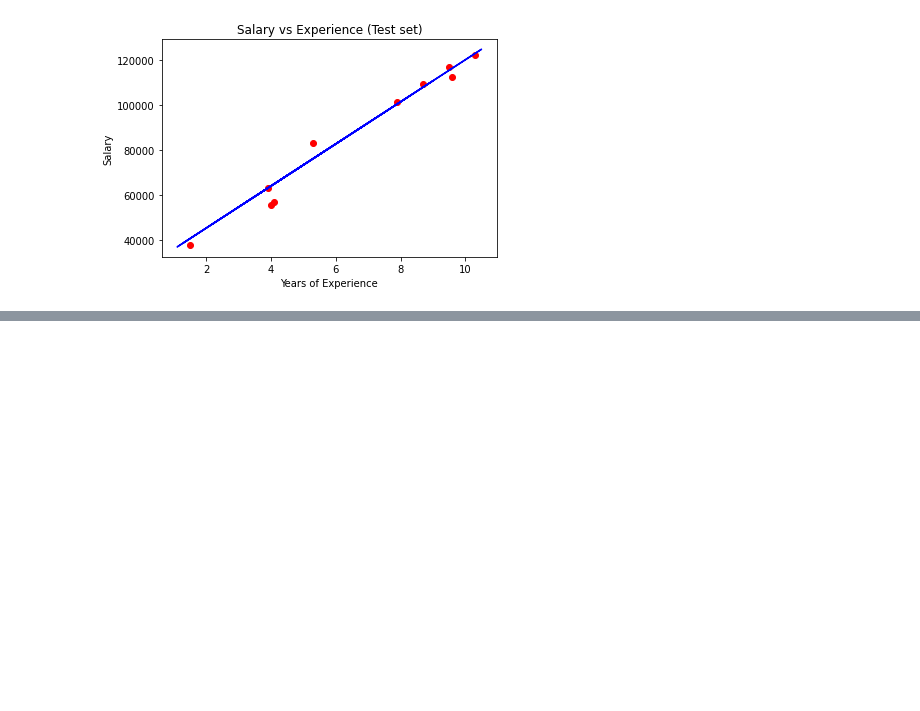
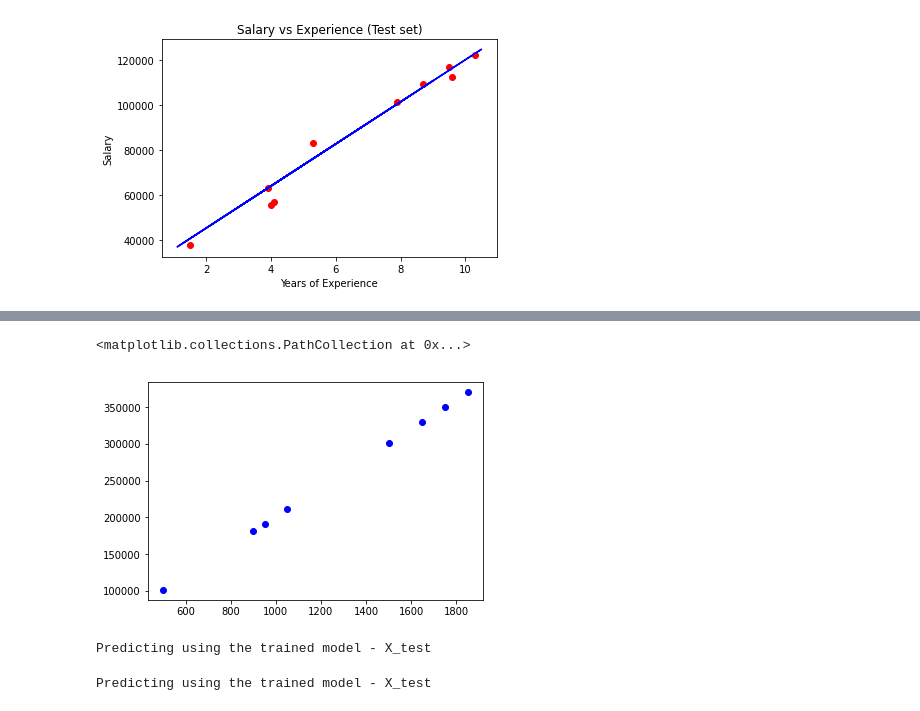
Before and after one commit to AlyaArchana/PROJECT-FILES, a Jupyter notebook: simple_linear_regression_ML.ipynb, the cells around one changed output, grey strips where cells are left out. Cells and saved outputs as stored; diff of their text form; code cells hidden in the pictures; blank space fills up the shorter version.

```diff
--- a/simple_linear_regression_ML.ipynb
+++ b/simple_linear_regression_ML.ipynb
@@ -109,0 +175,15 @@ plt.show()
+# %%
+plt.scatter(X_test,y_test, color='blue')
+# %% [output]
+<matplotlib.collections.PathCollection at 0x...>
+[figure, added]
+# %%
+print('Predicting using the trained model - X_test')
+y_pred=lr.predict(X_test.values.reshape(-1,1))
+# %% [output]
+Predicting using the trained model - X_test
+# %%
+print('Predicting using the trained model - X_test')
+y_pred=lr.predict(X_test.values.reshape(-1,1))
+# %% [output]
+Predicting using the trained model - X_test
```
Also changed, not shown: parts of 12 cells of this notebook.
